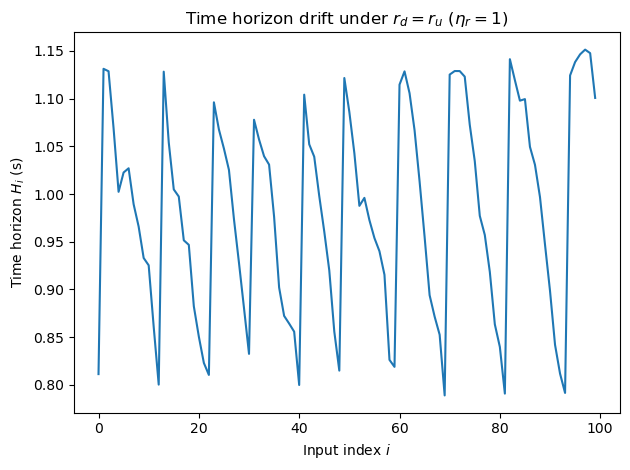
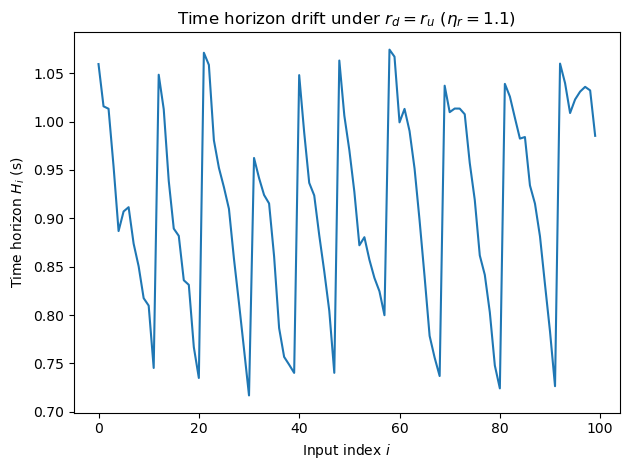
The notebook cell's code change between the first figure and the second:
--- before
+++ after
@@ -2,5 +2,5 @@
 plt.xlabel("Input index $i$")
 plt.ylabel("Time horizon $H_i$ (s)")
-plt.title("Time horizon drift under $r_d = r_u$ ($\\eta_r = 1$)")
+plt.title("Time horizon drift under $r_d = r_u$ ($\\eta_r = $" + str(cfg['eta_r']) + ')')
 plt.tight_layout()
 plt.show()

Commit: we're going to the finish now. Get this done.